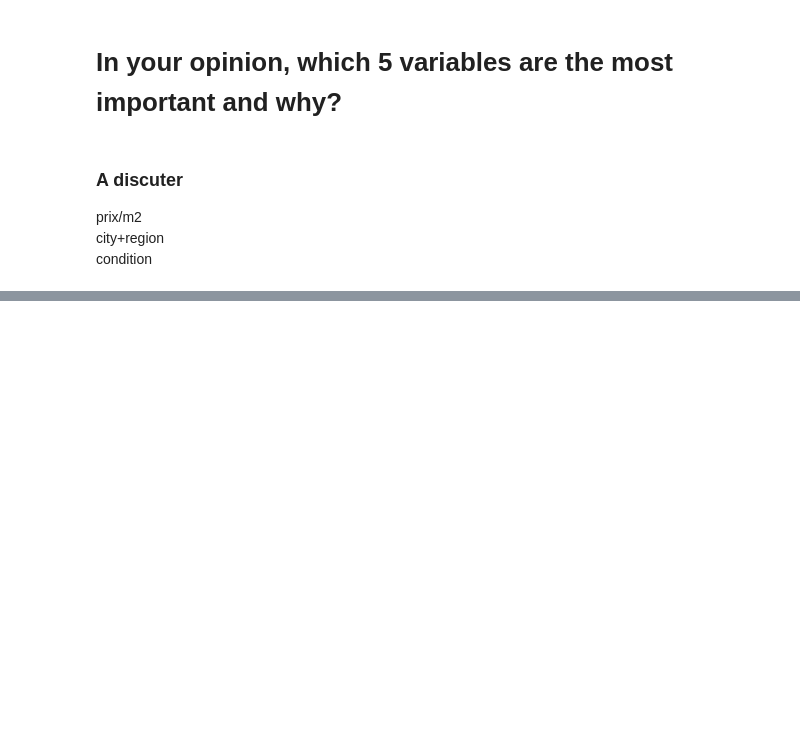
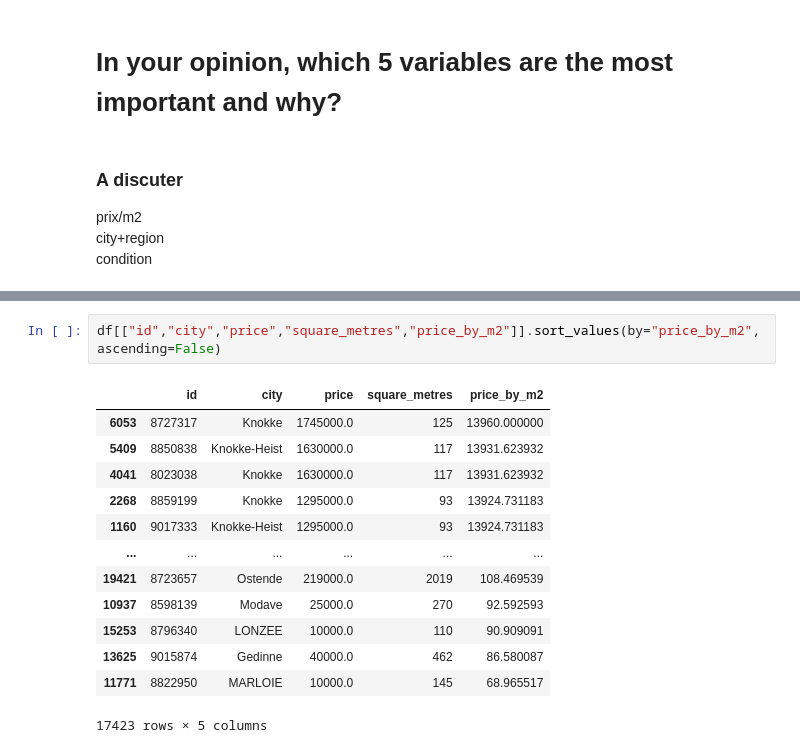
Before and after one commit to abdellahML/challenge-data-analysis, a Jupyter notebook: Codes/interpretation.ipynb, the cells around one changed output, grey strips where cells are left out. Saved outputs shown, nothing was run; the diff lists cells and outputs as text; blank space fills up the shorter version.

```diff
--- a/Codes/interpretation.ipynb
+++ b/Codes/interpretation.ipynb
@@ -174,0 +276,16 @@ Text(0, 0.5, 'Price by m²')
+# %%
+df[["id","city","price","square_metres","price_by_m2"]].sort_values(by="price_by_m2", ascending=False)
+# %% [output]
+|  | id | city | price | square_metres | price_by_m2 |
+| 6053 | 8727317 | Knokke | 1745000.0 | 125 | 13960.000000 |
+| 5409 | 8850838 | Knokke-Heist | 1630000.0 | 117 | 13931.623932 |
+| 4041 | 8023038 | Knokke | 1630000.0 | 117 | 13931.623932 |
+| 2268 | 8859199 | Knokke | 1295000.0 | 93 | 13924.731183 |
+| 1160 | 9017333 | Knokke-Heist | 1295000.0 | 93 | 13924.731183 |
+| ... | ... | ... | ... | ... | ... |
+| 19421 | 8723657 | Ostende | 219000.0 | 2019 | 108.469539 |
+| 10937 | 8598139 | Modave | 25000.0 | 270 | 92.592593 |
+| 15253 | 8796340 | LONZEE | 10000.0 | 110 | 90.909091 |
+| 13625 | 9015874 | Gedinne | 40000.0 | 462 | 86.580087 |
+| 11771 | 8822950 | MARLOIE | 10000.0 | 145 | 68.965517 |
+17423 rows × 5 columns
```
Also changed, not shown: parts of 25 cells of this notebook.
